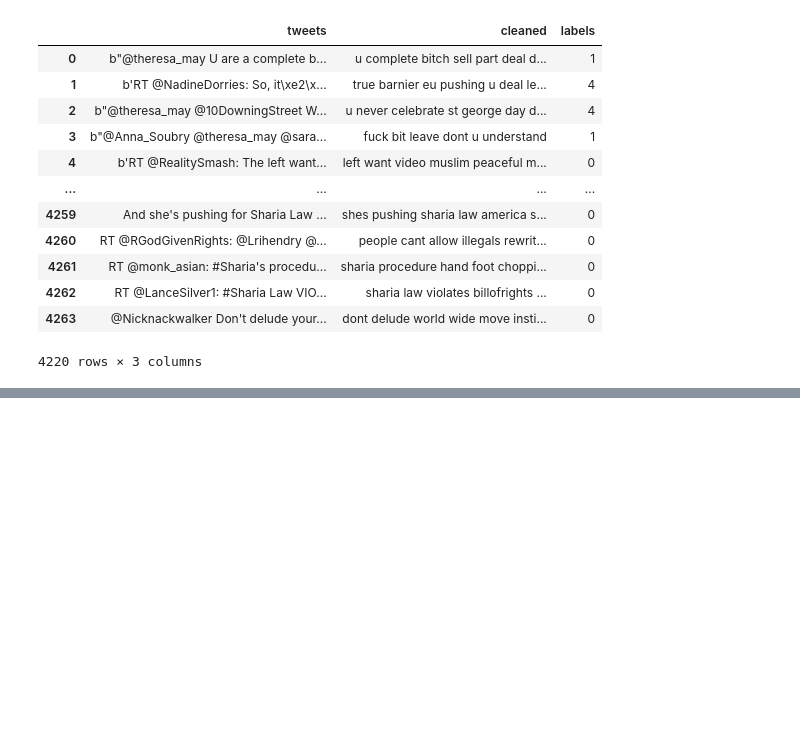
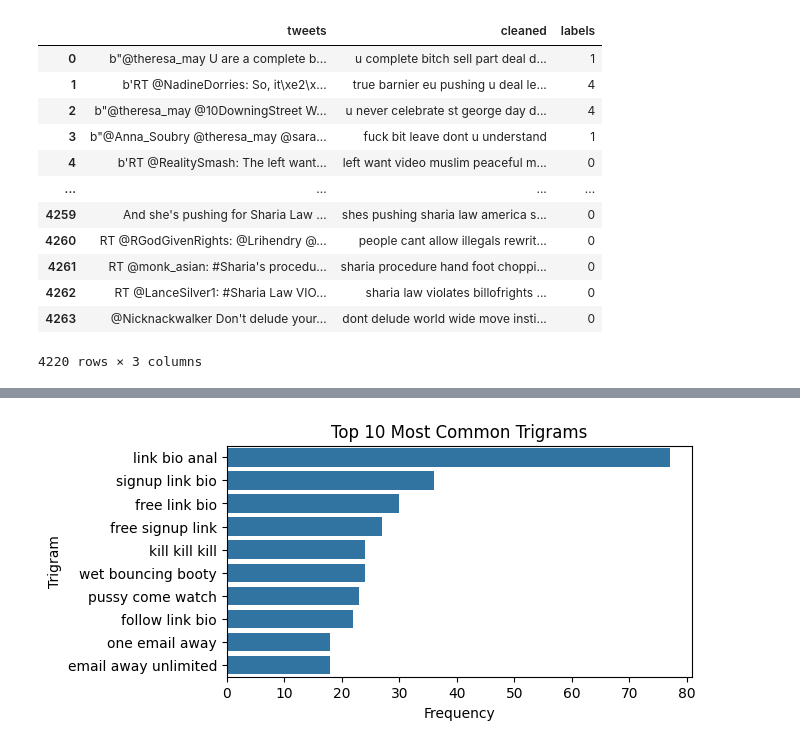
Before and after one commit to pinglainstitute/LLM-reviewtransformation, a Jupyter notebook: Notebooks/twitter_analysis.ipynb, the cells around one changed output, grey strips where cells are left out. Cells and saved outputs as stored; diff of their text form; code cells hidden in the pictures; blank space fills up the shorter version.

```diff
--- a/Notebooks/twitter_analysis.ipynb
+++ b/Notebooks/twitter_analysis.ipynb
@@ -132,0 +163,4 @@ make_ngram_df('trigram').to_csv("../Dataset/tweets/results/twitter_top_trigram_b
+# %%
+top_10_trigrams = Counter(following['trigram'].explode().tolist()).most_common(10)
+top_10_trigram_df = pd.DataFrame(top_10_trigrams, columns=['trigram', 'count'])
+top_10_trigram_df['trigram'] = top_10_trigram_df['trigram'].apply(lambda x: " ".join(x))
@@ -132,0 +176,9 @@ make_ngram_df('trigram').to_csv("../Dataset/tweets/results/twitter_top_trigram_b
+# %%
+plt.figure(figsize=(6, 3))
+sns.barplot(x='count', y='trigram', data=top_10_trigram_df)
+plt.title('Top 10 Most Common Trigrams')
+plt.xlabel('Frequency')
+plt.ylabel('Trigram')
+plt.show()
+# %% [output]
+[figure, added]
```
Also changed, not shown: parts of 9 cells of this notebook, 3 other files.
